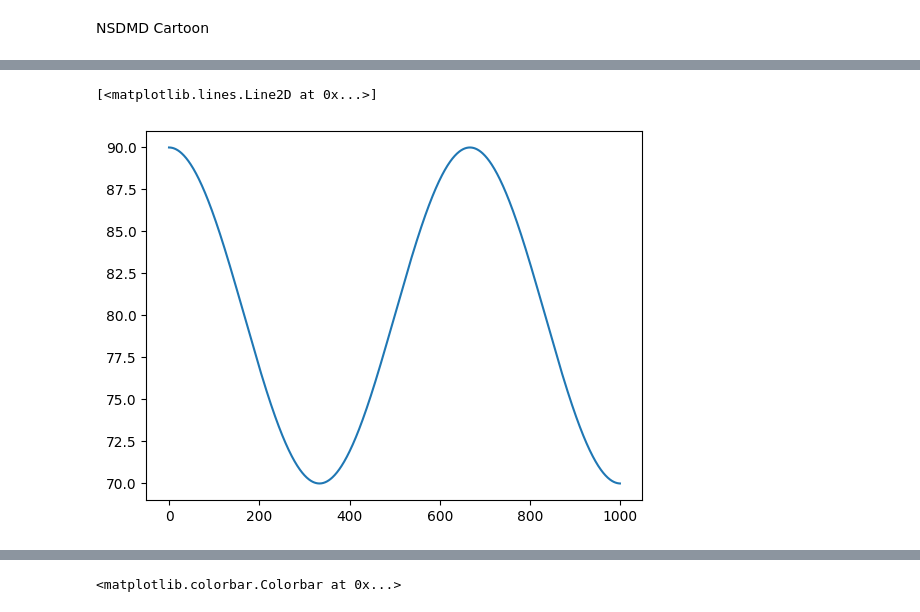
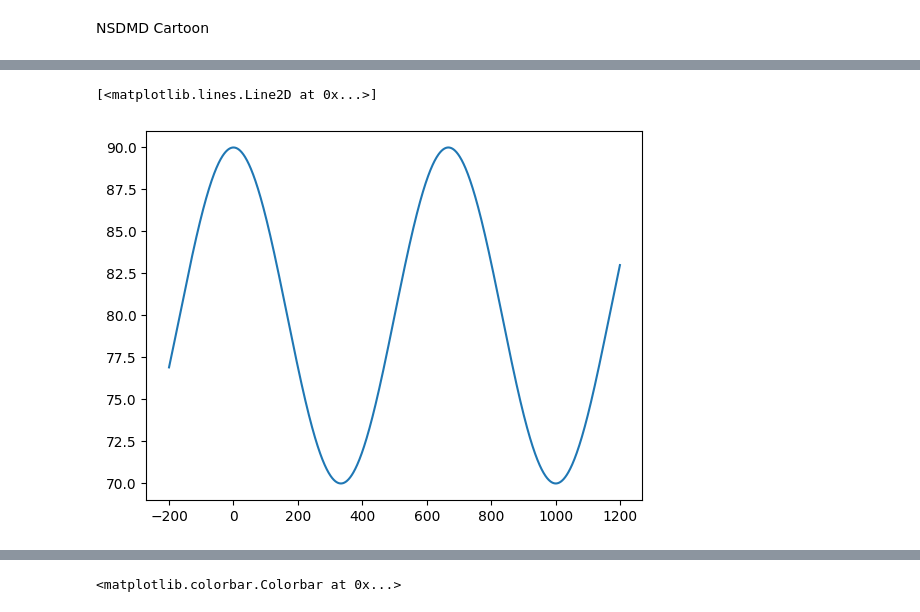
Before and after one commit to learning-2-learn/nsdmd, a Jupyter notebook: examples/nsdmd_intro_cartoon.ipynb, the cells around one changed output, grey strips where cells are left out. Cells and saved outputs as stored; diff of their text form; code cells hidden in the pictures.

```diff
--- a/examples/nsdmd_intro_cartoon.ipynb
+++ b/examples/nsdmd_intro_cartoon.ipynb
@@ -8,14 +8,14 @@ import scipy.stats
 import plotly.express as px
 import plotly.graph_objects as go
 # %%
-t = np.arange(1000)
+t = np.arange(-200,1000+200)
 
 f1 = scipy.stats.norm.pdf(t, 400, 300)
-f1[:400] = f1[400]
+f1[:400+200] = f1[400+200]
 
 f2 = scipy.stats.norm.pdf(t, 800, 100)/2 + scipy.stats.norm.pdf(t, 200, 200)/2
 
-plt.plot(f1)
-plt.plot(f2)
+plt.plot(t, f1)
+plt.plot(t, f2)
 # %% [output]
 [<matplotlib.lines.Line2D at 0x...>]
@@ -23,8 +23,8 @@ plt.plot(f2)
 # %%
-mu = np.cos(2*np.pi*(0.001)*1.5*np.arange(1000)) * 10 + 80
-plt.plot(mu)
+mu = np.cos(2*np.pi*(0.001)*1.5*t) * 10 + 80
+plt.plot(t,mu)
 # %% [output]
 [<matplotlib.lines.Line2D at 0x...>]
-[figure, old version]
+[figure, new version]
 # %%
 x = np.arange(100)
```
Also changed, not shown: parts of 28 cells of this notebook.
